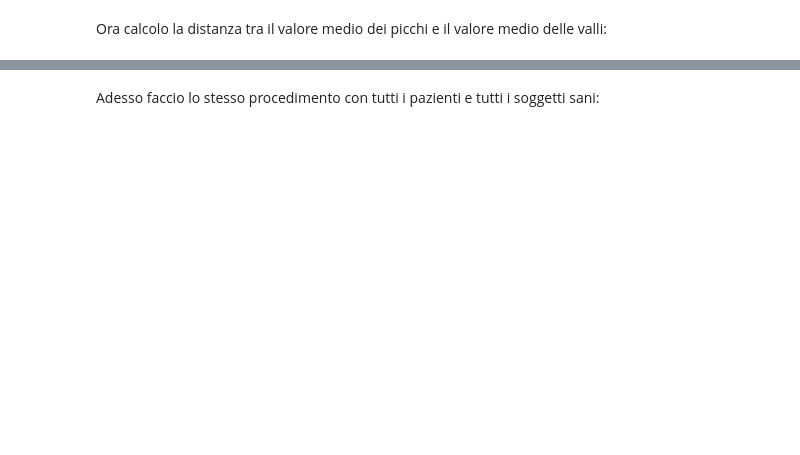
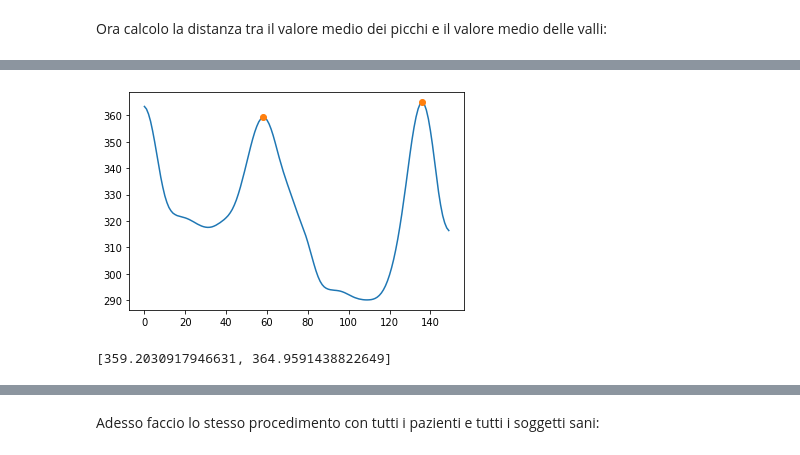
Before and after one commit to LoScarro/Fondamenti-di-Elaborazione-di-Segnali-e-Immagini, a Jupyter notebook: Pazienti/labo.ipynb, the cells around one changed output, grey strips where cells are left out. Saved outputs shown, nothing was run; the diff lists cells and outputs as text; code cells hidden in the pictures; blank space fills up the shorter version.

```diff
--- a/Pazienti/labo.ipynb
+++ b/Pazienti/labo.ipynb
@@ -652,0 +686,6 @@ print(altezzaMedia)
+# %%
+peaks=peaksFinder(segnali[5])
+print(peaks)
+# %% [output]
+[figure, added]
+[359.2030917946631, 364.9591438822649]
```
Also changed, not shown: parts of 39 cells of this notebook, 1 other file.
